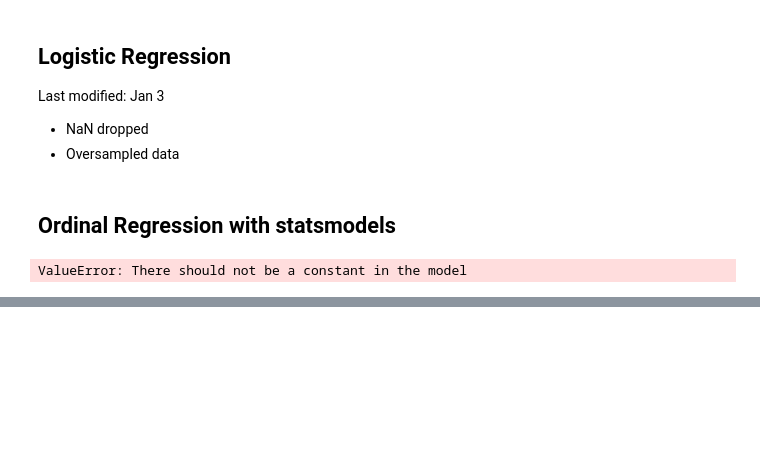
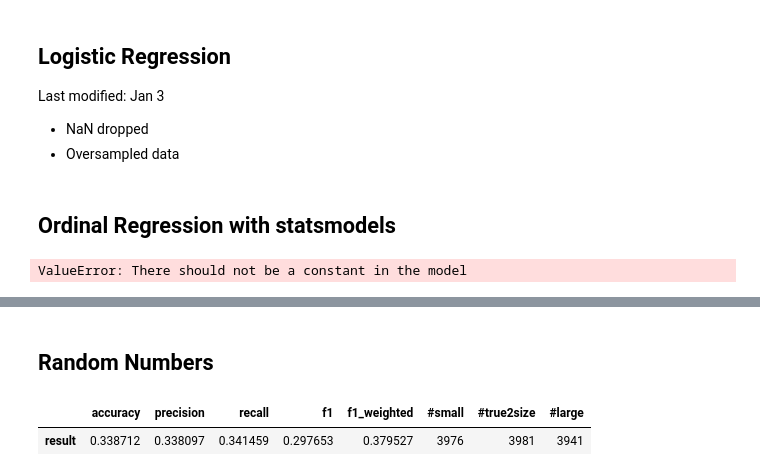
Before and after one commit to Dune-Z/Machine-Learning-Project, a Jupyter notebook: src/main.ipynb, the cells around one changed output, grey strips where cells are left out. Saved outputs shown, nothing was run; the diff lists cells and outputs as text; code cells hidden in the pictures; blank space fills up the shorter version.

```diff
--- a/src/main.ipynb
+++ b/src/main.ipynb
@@ -192,0 +277,8 @@ ValueError: There should not be a constant in the model
+# %% [markdown]
+## Random Numbers
+# %%
+y_pred = np.random.randint(0, 3, size=test_df_prep.shape[0])
+evaluate_model(test_df_prep['fit'], y_pred)
+# %% [output]
+|  | accuracy | precision | recall | f1 | f1_weighted | #small | #true2size | #large |
+| result | 0.338712 | 0.338097 | 0.341459 | 0.297653 | 0.379527 | 3976 | 3981 | 3941 |
```
Also changed, not shown: parts of 9 cells of this notebook, 2 other files.
